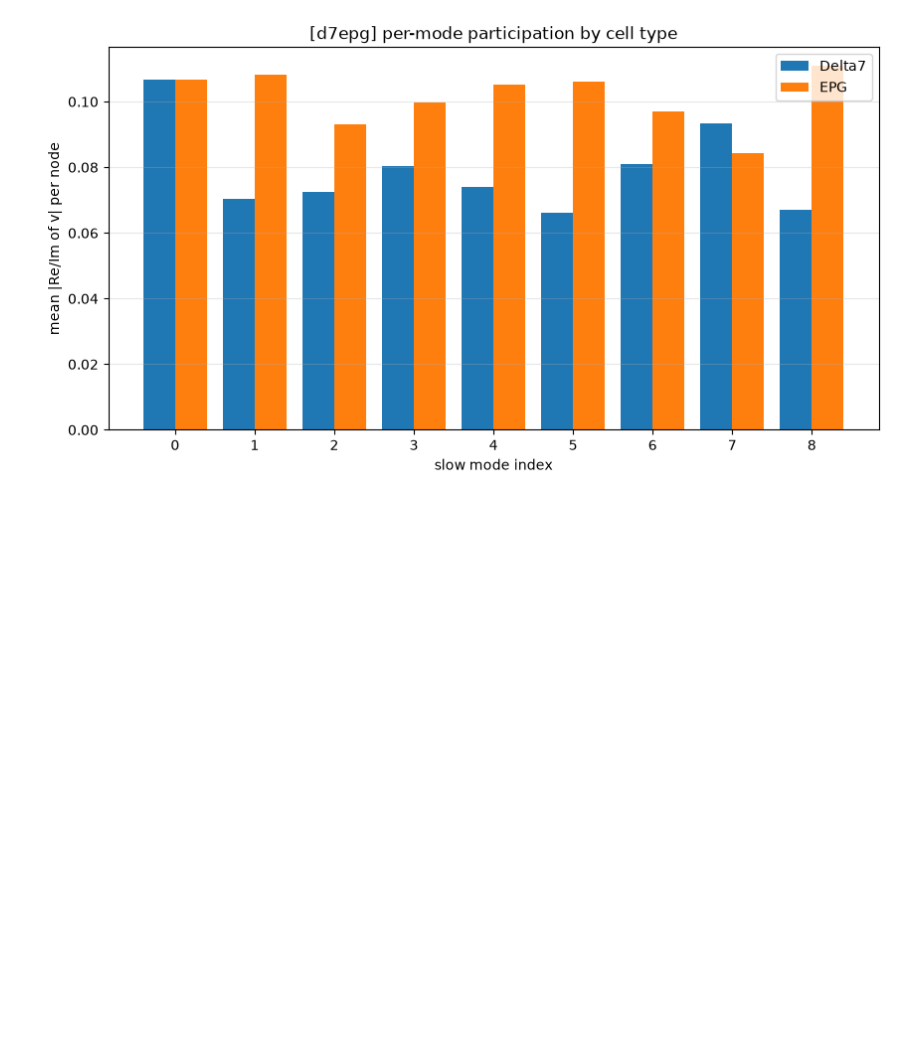
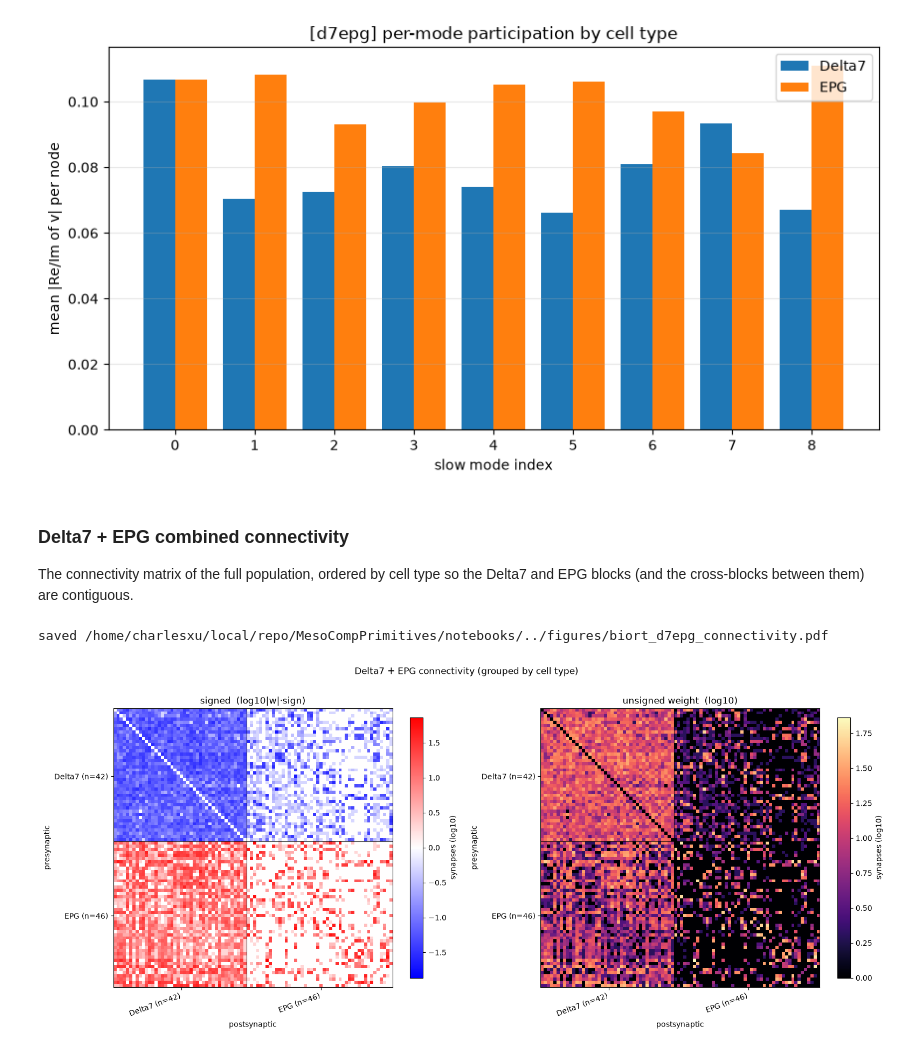
Before and after one commit to CharlesXu-Jingyue/MesoCompPrimitives, a Jupyter notebook: notebooks/biort_embedding_exploration.ipynb, the cells around one changed output. Saved outputs shown, nothing was run; the diff lists cells and outputs as text; code cells hidden in the pictures; blank space fills up the shorter version.

```diff
--- a/notebooks/biort_embedding_exploration.ipynb
+++ b/notebooks/biort_embedding_exploration.ipynb
@@ -303,3 +303,47 @@ save_pdf(fig, 'biort_d7epg_mode_participation'); plt.show()
 # %% [output]
 saved /home/charlesxu/local/repo/MesoCompPrimitives/notebooks/../figures/biort_d7epg_mode_participation.pdf
 [figure]
+# %% [markdown]
+### Delta7 + EPG combined connectivity
+
+The connectivity matrix of the full population, ordered by cell type so the
+Delta7 and EPG blocks (and the cross-blocks between them) are contiguous.
+# %%
+rc_conn = load_ring_connectome(['Delta7', 'EPG'], reorder=None)  # cell-type-grouped order
+C = rc_conn.C_signed
+A = rc_conn.A
+ctoi = np.array(rc_conn.ctoi)
+
+# Cell-type block boundaries and centered tick labels.
+bounds, ticks, labels, pos = [], [], [], 0
+for t in rc_conn.unique_cell_types:
+    nt = int((ctoi == t).sum())
+    ticks.append(pos + nt / 2); labels.append(f'{t} (n={nt})')
+    pos += nt; bounds.append(pos)
+
+Msigned = np.log10(np.abs(C) + 1) * np.sign(C)
+vmax = np.max(np.abs(Msigned))
+Munsigned = np.log10(A + 1)
+
+fig, axs = plt.subplots(1, 2, figsize=(16, 7))
+im0 = axs[0].imshow(Msigned, cmap='bwr', vmin=-vmax, vmax=vmax, interpolation='none')
+axs[0].set_title('signed  (log10|w|·sign)'); fig.colorbar(im0, ax=axs[0], shrink=.8, label='synapses (log10)')
+im1 = axs[1].imshow(Munsigned, cmap='magma', interpolation='none')
+axs[1].set_title('unsigned weight  (log10)'); fig.colorbar(im1, ax=axs[1], shrink=.8, label='synapses (log10)')
+for ax in axs:
+    for b in bounds[:-1]:
+        ax.axhline(b - 0.5, c='k', lw=.8, alpha=.7); ax.axvline(b - 0.5, c='k', lw=.8, alpha=.7)
+    ax.set_xticks(ticks); ax.set_xticklabels(labels, rotation=20, ha='right')
+    ax.set_yticks(ticks); ax.set_yticklabels(labels)
+    ax.set_xlabel('postsynaptic'); ax.set_ylabel('presynaptic')
+fig.suptitle('Delta7 + EPG connectivity (grouped by cell type)'); fig.tight_layout()
+save_pdf(fig, 'biort_d7epg_connectivity'); plt.show()
+
+show_plotly(go.Figure(
+    go.Heatmap(z=Msigned, colorscale='RdBu', zmid=0, colorbar=dict(title='log10·sign')),
+    layout=dict(title='Delta7 + EPG signed connectivity (cell-type order)',
+                xaxis_title='postsynaptic', yaxis_title='presynaptic',
+                yaxis=dict(autorange='reversed'), width=720, height=680)))
+# %% [output]
+saved /home/charlesxu/local/repo/MesoCompPrimitives/notebooks/../figures/biort_d7epg_connectivity.pdf
+[figure, added]
```
Also changed, not shown: 1 other file.
